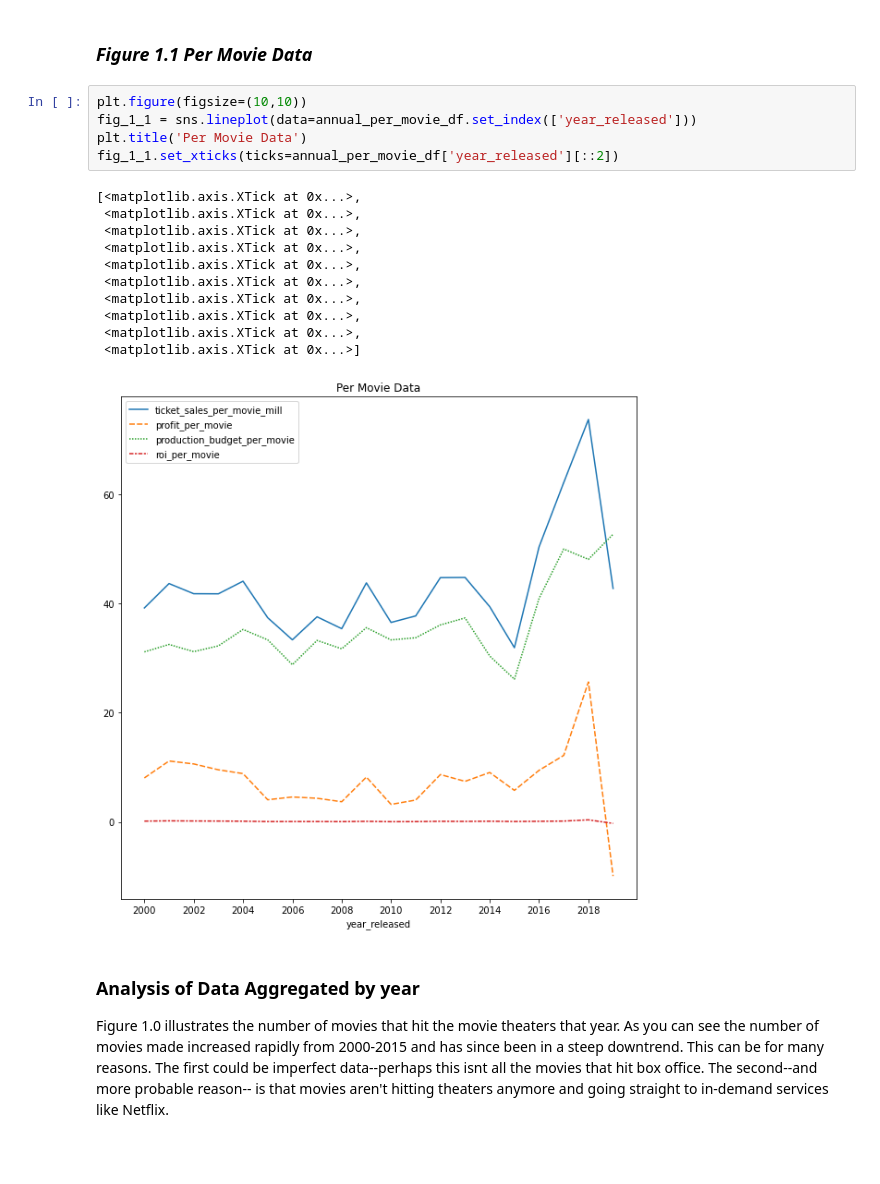
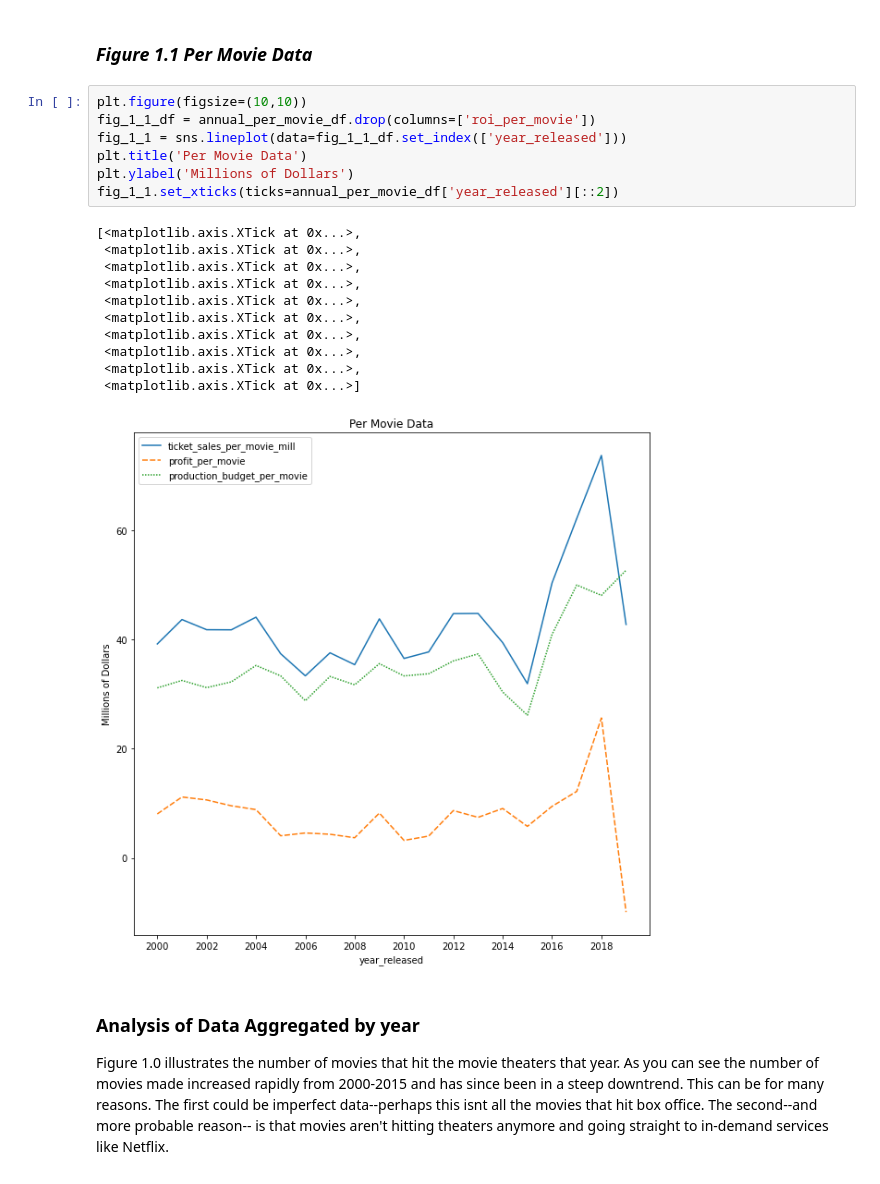
Before and after one commit to learn-co-students/dsc-mod-1-project-v2-1-onl01-dtsc-ft-041320, a Jupyter notebook: Evaluating The Box Office.ipynb, the cells around one changed output. Cells and saved outputs as stored; diff of their text form; blank space fills up the shorter version.

```diff
--- a/Evaluating The Box Office.ipynb
+++ b/Evaluating The Box Office.ipynb
@@ -227,21 +227,23 @@ annual_per_movie_df
 ### ***Figure 1.1 Per Movie Data***
 # %%
 plt.figure(figsize=(10,10))
-fig_1_1 = sns.lineplot(data=annual_per_movie_df.set_index(['year_released']))
+fig_1_1_df = annual_per_movie_df.drop(columns=['roi_per_movie'])
+fig_1_1 = sns.lineplot(data=fig_1_1_df.set_index(['year_released']))
 plt.title('Per Movie Data')
+plt.ylabel('Millions of Dollars')
 fig_1_1.set_xticks(ticks=annual_per_movie_df['year_released'][::2])
 # %% [output]
 [<matplotlib.axis.XTick at 0x...>,
  <matplotlib.axis.XTick at 0x...>,
  <matplotlib.axis.XTick at 0x...>,
  <matplotlib.axis.XTick at 0x...>,
  <matplotlib.axis.XTick at 0x...>,
  <matplotlib.axis.XTick at 0x...>,
  <matplotlib.axis.XTick at 0x...>,
  <matplotlib.axis.XTick at 0x...>,
  <matplotlib.axis.XTick at 0x...>,
  <matplotlib.axis.XTick at 0x...>]
-[figure, old version]
+[figure, new version]
 # %% [markdown]
 ### Analysis of Data Aggregated by year
 
```
Also changed, not shown: parts of 6 cells of this notebook, 3 other files.
